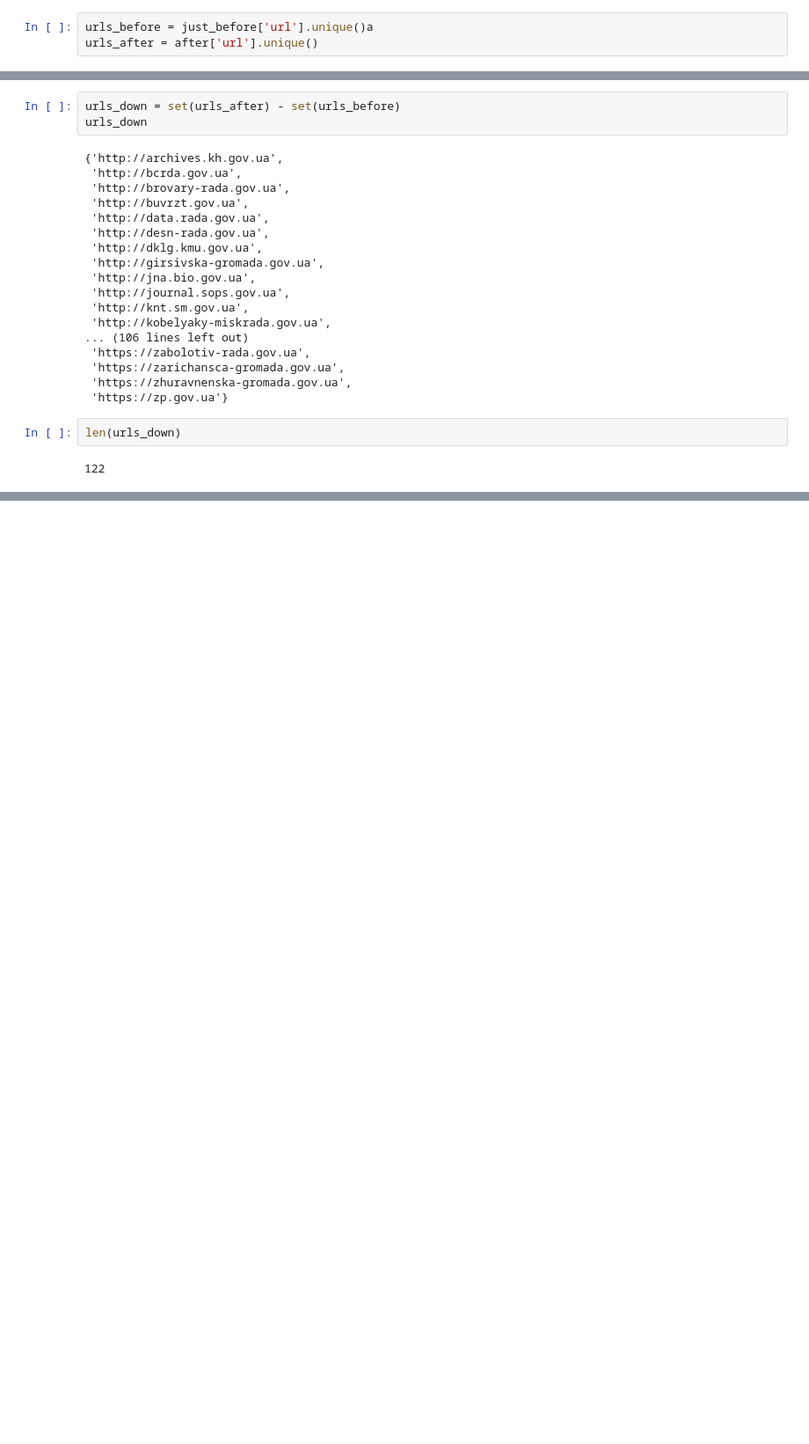
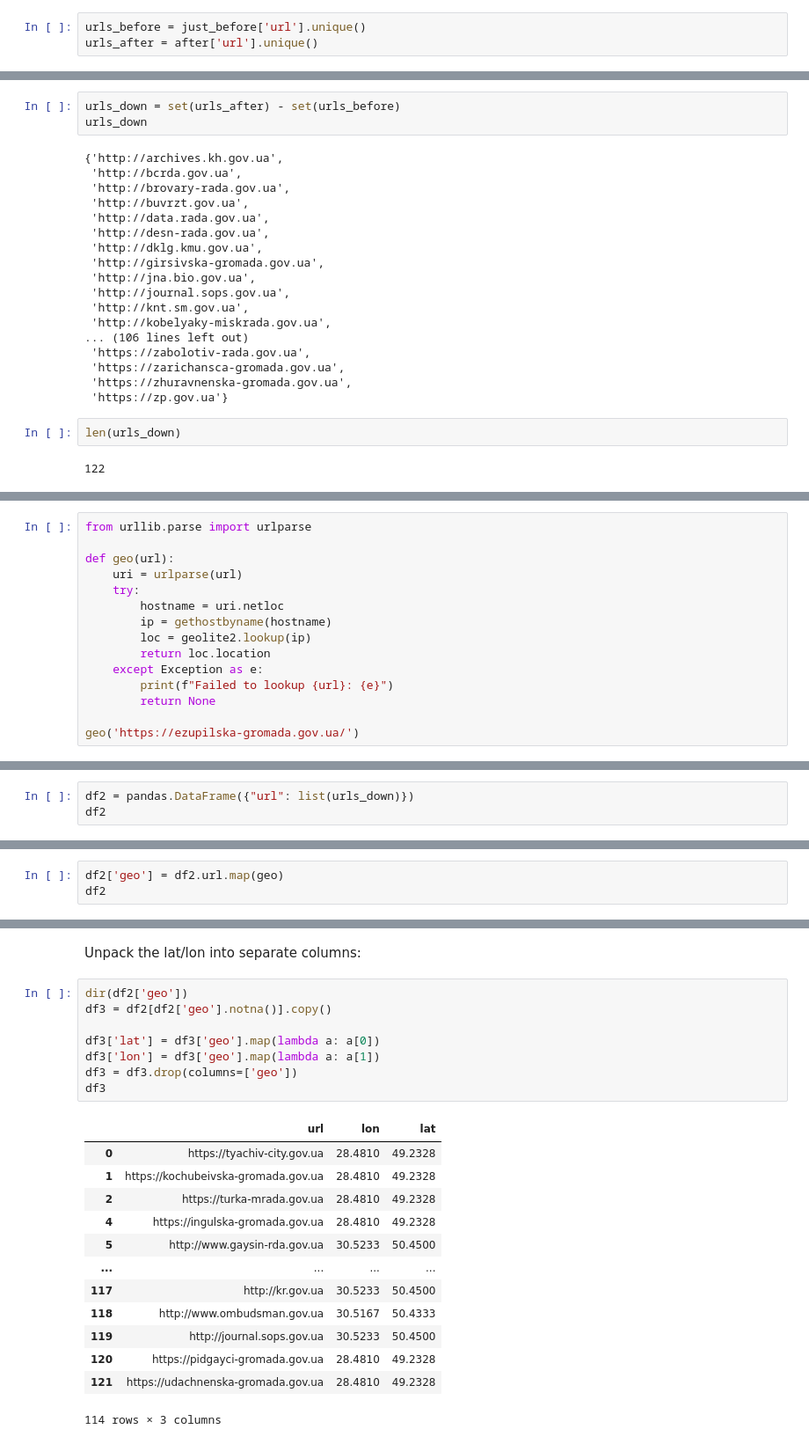
Before and after one commit to bmschmidt/gov-ua, a Jupyter notebook: Notebook.ipynb, the cells around one changed output, grey strips where cells are left out. Shown at 88% size. Saved outputs shown, nothing was run; the diff lists cells and outputs as text; blank space fills up the shorter version.

```diff
--- a/Notebook.ipynb
+++ b/Notebook.ipynb
@@ -56,7 +56,7 @@ just_before = df[(df['run'] >= datetime(2022, 3, 3, 13, 17, 0)) & (df['run'] < d
 # %% [markdown]
 We can gt the website URLs for each period:
 # %%
-urls_before = just_before['url'].unique()a
+urls_before = just_before['url'].unique()
 urls_after = after['url'].unique()
 # %% [markdown]
 Now we can see which website URLs weren't down before, but were after with a bit of set logic.
@@ -95,0 +110,15 @@ We can see if it's possible to get a sense of where these hostnames are hosted.
+# %%
+from urllib.parse import urlparse
+
+def geo(url):
+    uri = urlparse(url)
+    try:
+        hostname = uri.netloc
+        ip = gethostbyname(hostname)
+        loc = geolite2.lookup(ip)
+        return loc.location
+    except Exception as e:
+        print(f"Failed to lookup {url}: {e}")
+        return None
+
+geo('https://ezupilska-gromada.gov.ua/')
@@ -95,0 +127,3 @@ We can see if it's possible to get a sense of where these hostnames are hosted.
+# %%
+df2 = pandas.DataFrame({"url": list(urls_down)})
+df2
@@ -95,0 +144,3 @@ We can see if it's possible to get a sense of where these hostnames are hosted.
+# %%
+df2['geo'] = df2.url.map(geo)
+df2
@@ -95,0 +169,24 @@ We can see if it's possible to get a sense of where these hostnames are hosted.
+# %% [markdown]
+Unpack the lat/lon into separate columns:
+# %%
+dir(df2['geo'])
+df3 = df2[df2['geo'].notna()].copy()
+
+df3['lat'] = df3['geo'].map(lambda a: a[0])
+df3['lon'] = df3['geo'].map(lambda a: a[1])
+df3 = df3.drop(columns=['geo'])
+df3
+# %% [output]
+|  | url | lon | lat |
+| 0 | https://tyachiv-city.gov.ua | 28.4810 | 49.2328 |
+| 1 | https://kochubeivska-gromada.gov.ua | 28.4810 | 49.2328 |
+| 2 | https://turka-mrada.gov.ua | 28.4810 | 49.2328 |
+| 4 | https://ingulska-gromada.gov.ua | 28.4810 | 49.2328 |
+| 5 | http://www.gaysin-rda.gov.ua | 30.5233 | 50.4500 |
+| ... | ... | ... | ... |
+| 117 | http://kr.gov.ua | 30.5233 | 50.4500 |
+| 118 | http://www.ombudsman.gov.ua | 30.5167 | 50.4333 |
+| 119 | http://journal.sops.gov.ua | 30.5233 | 50.4500 |
+| 120 | https://pidgayci-gromada.gov.ua | 28.4810 | 49.2328 |
+| 121 | https://udachnenska-gromada.gov.ua | 28.4810 | 49.2328 |
+114 rows × 3 columns
```
Also changed, not shown: parts of 15 cells of this notebook, 1 other file.
